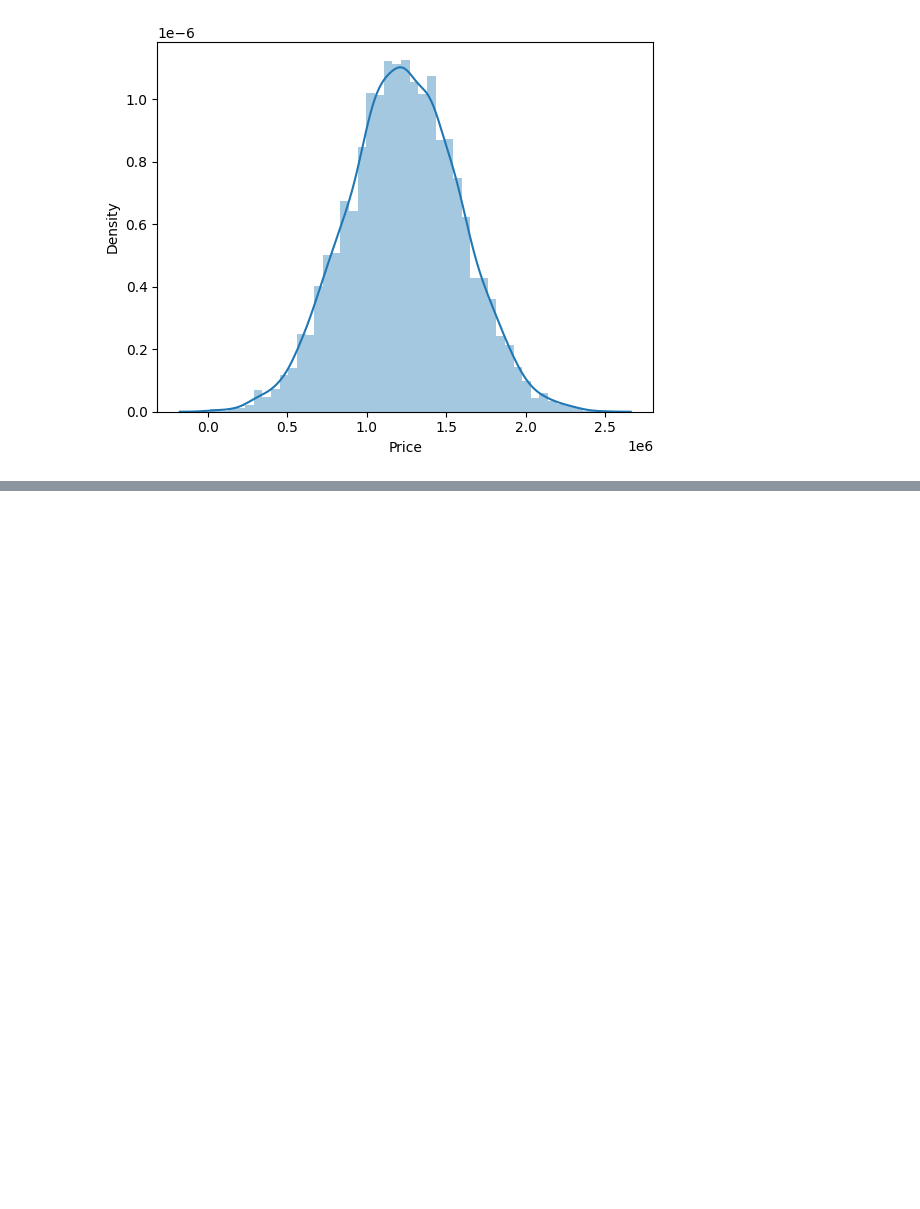
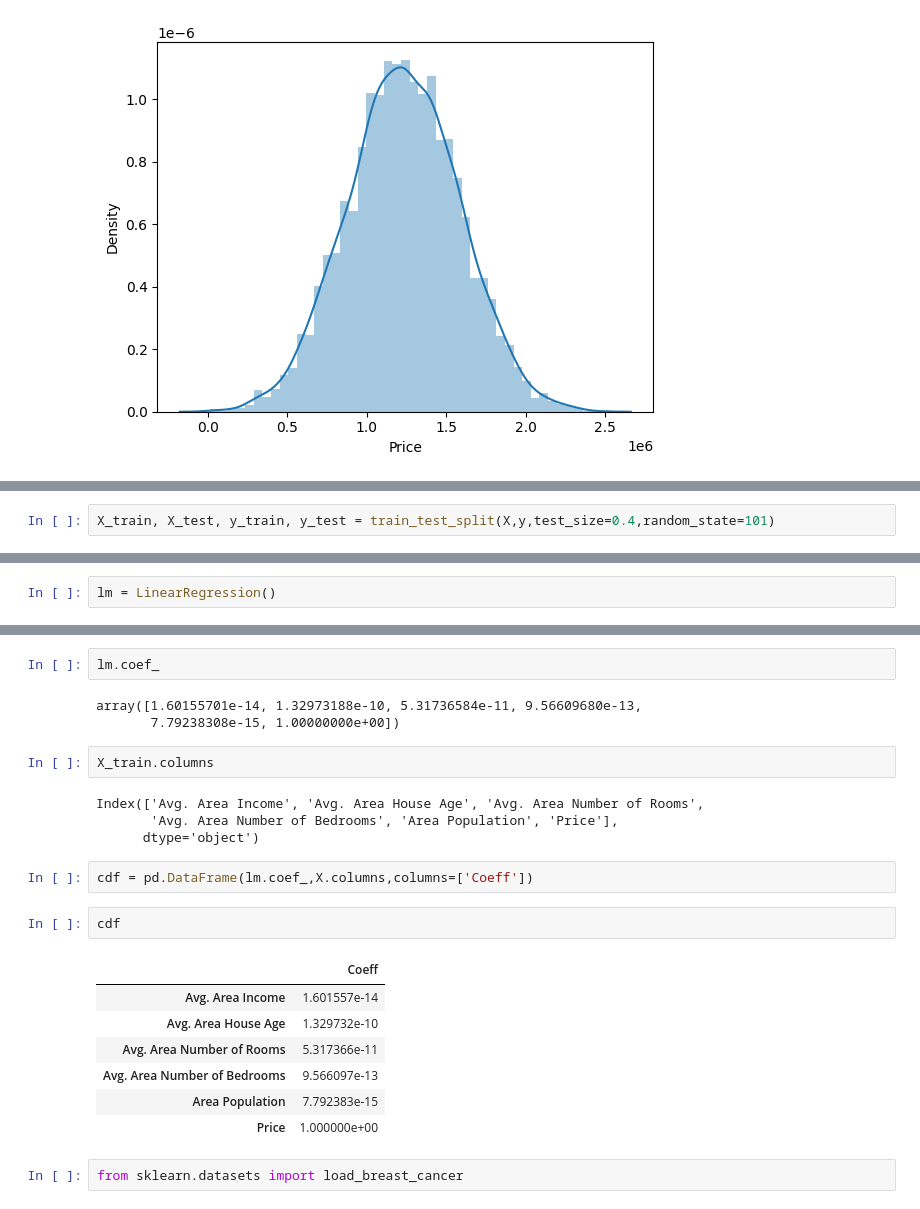
Before and after one commit to hakimuddinkika/python_for_data_science, a Jupyter notebook: Machine Learning/Linear Regression Part 1.ipynb, the cells around one changed output, grey strips where cells are left out. Saved outputs shown, nothing was run; the diff lists cells and outputs as text; blank space fills up the shorter version.

```diff
--- a/Machine Learning/Linear Regression Part 1.ipynb
+++ b/Machine Learning/Linear Regression Part 1.ipynb
@@ -83,0 +96,2 @@ ValueError: could not convert string to float: '208 Michael Ferry Apt. 674\nLaur
+# %%
+X_train, X_test, y_train, y_test = train_test_split(X,y,test_size=0.4,random_state=101)
@@ -83,0 +100,2 @@ ValueError: could not convert string to float: '208 Michael Ferry Apt. 674\nLaur
+# %%
+lm = LinearRegression()
@@ -83,0 +110,25 @@ ValueError: could not convert string to float: '208 Michael Ferry Apt. 674\nLaur
+# %%
+lm.coef_
+# %% [output]
+array([1.60155701e-14, 1.32973188e-10, 5.31736584e-11, 9.56609680e-13,
+       7.79238308e-15, 1.00000000e+00])
+# %%
+X_train.columns
+# %% [output]
+Index(['Avg. Area Income', 'Avg. Area House Age', 'Avg. Area Number of Rooms',
+       'Avg. Area Number of Bedrooms', 'Area Population', 'Price'],
+      dtype='object')
+# %%
+cdf = pd.DataFrame(lm.coef_,X.columns,columns=['Coeff'])
+# %%
+cdf
+# %% [output]
+|  | Coeff |
+| Avg. Area Income | 1.601557e-14 |
+| Avg. Area House Age | 1.329732e-10 |
+| Avg. Area Number of Rooms | 5.317366e-11 |
+| Avg. Area Number of Bedrooms | 9.566097e-13 |
+| Area Population | 7.792383e-15 |
+| Price | 1.000000e+00 |
+# %%
+from sklearn.datasets import load_breast_cancer
```
Also changed, not shown: parts of 12 cells of this notebook.
